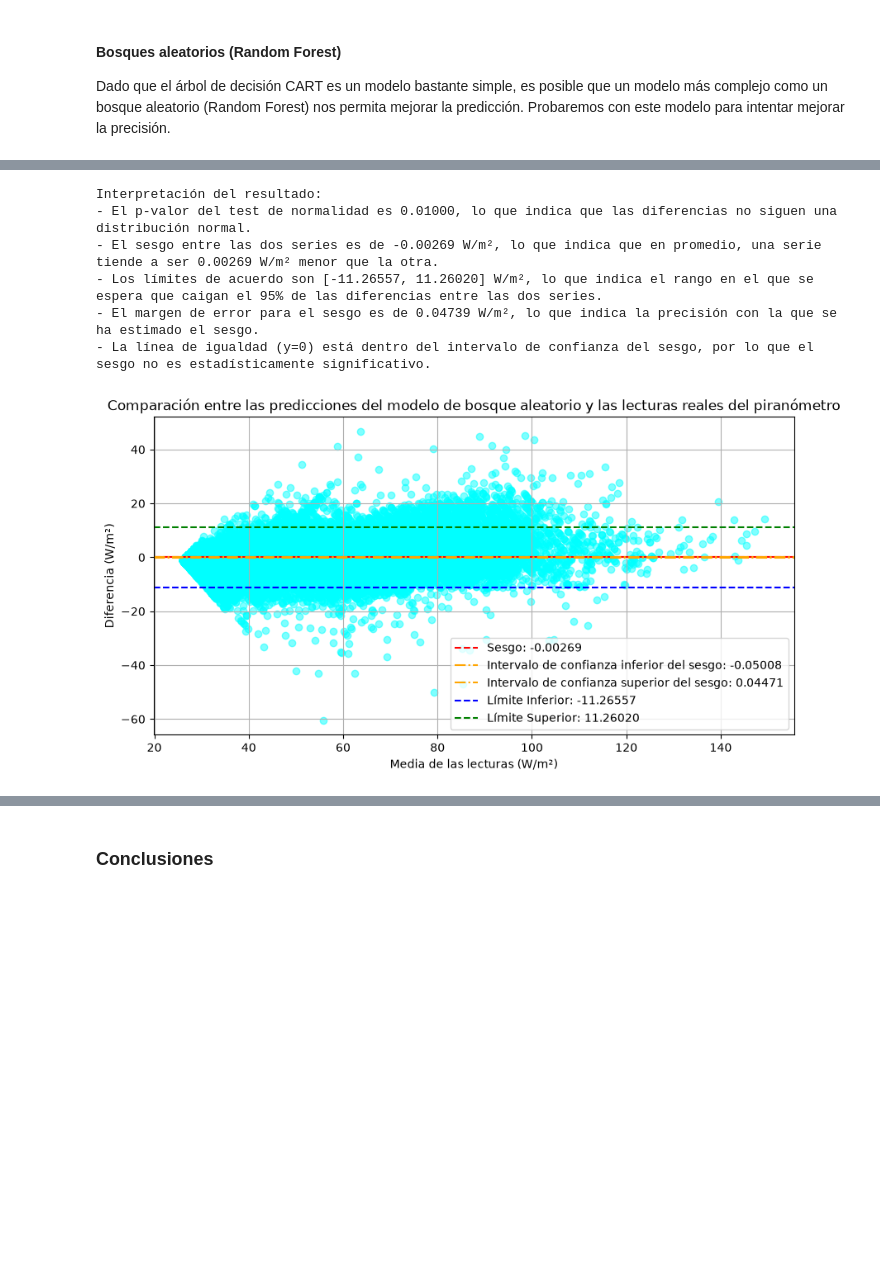
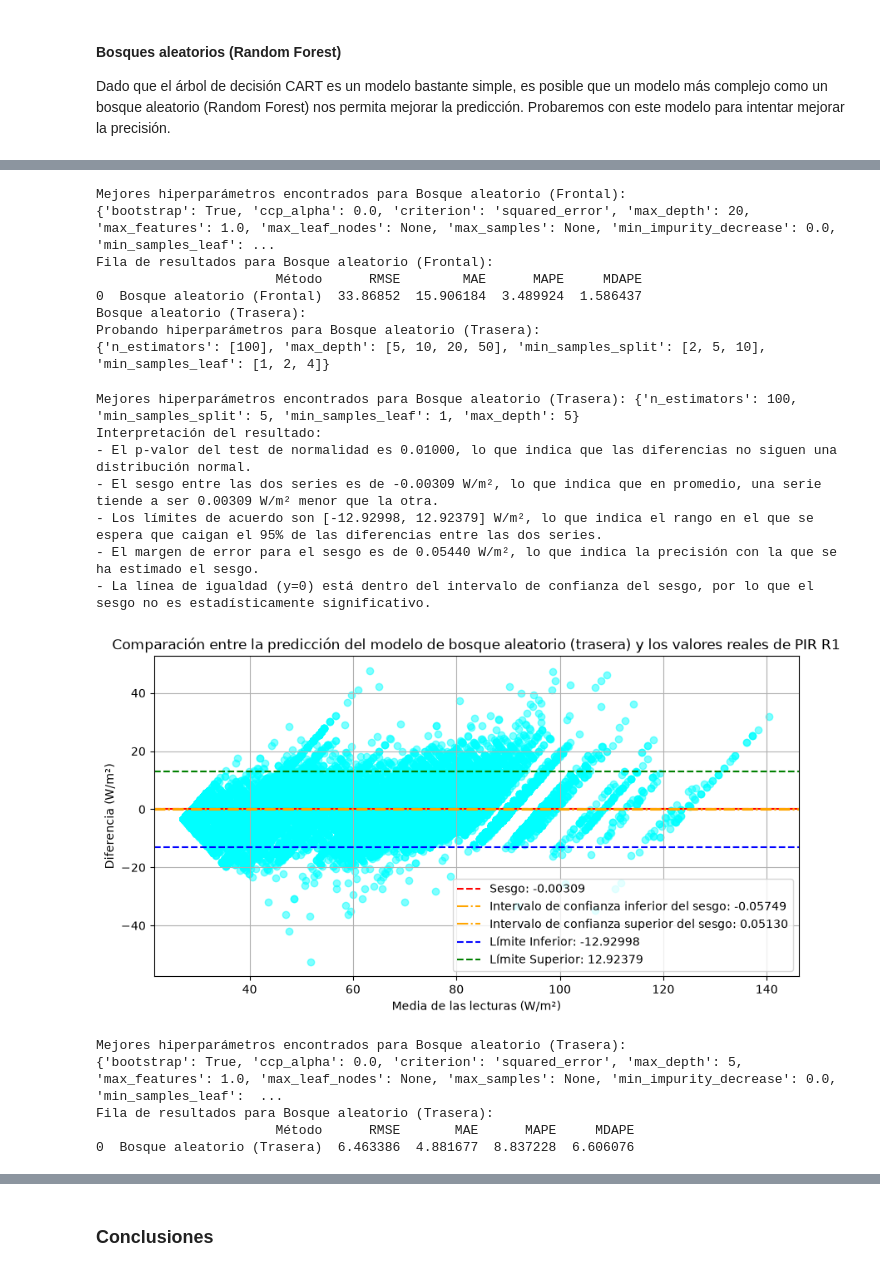
Before and after one commit to jcv00036/extracurriculares_simidat_scripts, a Jupyter notebook: cuadernos/estudio_variables.ipynb, the cells around one changed output, grey strips where cells are left out. Drawn from its saved outputs; the diff is of its cells as text; code cells hidden in the pictures; blank space fills up the shorter version.

```diff
--- a/cuadernos/estudio_variables.ipynb
+++ b/cuadernos/estudio_variables.ipynb
@@ -345,0 +312,12 @@ Interpretación del resultado:
+# %%
+# region Regresión lineal múltiple
+modelo_reg_lin_f = LinearRegression()
+modelo_reg_lin_r = LinearRegression()
+param_grid = {'fit_intercept': [True, False]}
+
+fila_reg_lin_f = realizar_prueba_regresor(modelo_reg_lin_f, df, 'PIR F1', lista_variables_f, param_grid, SEMILLA, 0.3, "Regresión lineal (Frontal)", f"{DIR_SALIDA}resultados_test_reg_lin_f.csv", "W/m²")
+fila_reg_lin_r = realizar_prueba_regresor(modelo_reg_lin_r, df, 'PIR R1', lista_variables_r, param_grid, SEMILLA, 0.3, "Regresión lineal (Trasera)", f"{DIR_SALIDA}resultados_test_reg_lin_r.csv", "W/m²")
+
+filas_f.append(fila_reg_lin_f)
+filas_r.append(fila_reg_lin_r)
+# endregion
@@ -421,25 +430,15 @@ print(tabla_diferencias([fila_cart_f, fila_cart_r]))
 
 Dado que el árbol de decisión CART es un modelo bastante simple, es posible que un modelo más complejo como un bosque aleatorio (Random Forest) nos permita mejorar la predicción. Probaremos con este modelo para intentar mejorar la precisión.
 # %%
-df = dataframe()
+# region random forest
+modelo_rforest_f = RandomForestRegressor(random_state=SEMILLA)
+modelo_rforest_r = RandomForestRegressor(random_state=SEMILLA)
+param_grid = {'n_estimators': [100], 'max_depth': [5, 10, 20, 50], 'min_samples_split': [2, 5, 10], 'min_samples_leaf': [1, 2, 4]}
 
-# Elimino las filas con valores nulos en los piranómetros de grupo y horizontal; y el módulo sensor (grupo 4)
-df = df.dropna(subset=['PIR F1', 'PIR R1', 'PIR F2', 'PIR R2', 'MOD SENSOR G4'], how='any')
+fila_rforest_f = realizar_prueba_regresor(modelo_rforest_f, df, 'PIR F1', lista_variables_f, param_grid, SEMILLA, 0.3, "Bosque aleatorio (Frontal)", f"{DIR_SALIDA}resultados_test_rforest_f.csv", "W/m²")
+fila_rforest_r = realizar_prueba_regresor(modelo_rforest_r, df, 'PIR R1', lista_variables_r, param_grid, SEMILLA, 0.3, "Bosque aleatorio (Trasera)", f"{DIR_SALIDA}resultados_test_rforest_r.csv", "W/m²")
 
-
-regresor = RandomForestRegressor(random_state=SEMILLA)
-param_grid = {'n_estimators': [100], 'max_depth': [5, 10, 20, 50], 'min_samples_split': [2, 5, 10], 'min_samples_leaf': [1, 2, 4]}
-df_test_f, fila_rf_f = probar_regresor(regresor, df, SEMILLA, 'PIR F1', ['PIR F2', 'MOD SENSOR G4'], param_grid, 0.3, "Bosque aleatorio (Frontal)")
-df_test_r, fila_rf_r = probar_regresor(regresor, df, SEMILLA, 'PIR R1', ['PIR R2', 'MOD SENSOR G4'], param_grid, 0.3, "Bosque aleatorio (Trasera)")
-print(fila_rf_f)
-print(fila_rf_r)
-
-resultados_rf_f = bland_altman(df_test_f['PIR F1'], df_test_f['prediccion'], df_test_f)
-resultados_rf_r = bland_altman(df_test_r['PIR R1'], df_test_r['prediccion'], df_test_r)
-
-for res in [resultados_rf_f, resultados_rf_r]:
-    interpretar_bland_altman(res, "W/m²")
-    mostrar_bland_altman(res,
-                         "Comparación entre las predicciones del modelo de bosque aleatorio y las lecturas reales del piranómetro",
-                         "W/m²")
+filas_f.append(fila_rforest_f)
+filas_r.append(fila_rforest_r)
+# endregion
 # %% [output]
@@ -463,7 +456,21 @@ Interpretación del resultado:
-Interpretación del resultado:
-- El p-valor del test de normalidad es 0.01000, lo que indica que las diferencias no siguen una distribución normal.
-- El sesgo entre las dos series es de -0.00269 W/m², lo que indica que en promedio, una serie tiende a ser 0.00269 W/m² menor que la otra.
-- Los límites de acuerdo son [-11.26557, 11.26020] W/m², lo que indica el rango en el que se espera que caigan el 95% de las diferencias entre las dos series.
-- El margen de error para el sesgo es de 0.04739 W/m², lo que indica la precisión con la que se ha estimado el sesgo.
-- La línea de igualdad (y=0) está dentro del intervalo de confianza del sesgo, por lo que el sesgo no es estadísticamente significativo.
+Mejores hiperparámetros encontrados para Bosque aleatorio (Frontal):
+{'bootstrap': True, 'ccp_alpha': 0.0, 'criterion': 'squared_error', 'max_depth': 20, 'max_features': 1.0, 'max_leaf_nodes': None, 'max_samples': None, 'min_impurity_decrease': 0.0, 'min_samples_leaf': ...
+Fila de resultados para Bosque aleatorio (Frontal):
+                       Método      RMSE        MAE      MAPE     MDAPE
+0  Bosque aleatorio (Frontal)  33.86852  15.906184  3.489924  1.586437
+Bosque aleatorio (Trasera):
+Probando hiperparámetros para Bosque aleatorio (Trasera):
+{'n_estimators': [100], 'max_depth': [5, 10, 20, 50], 'min_samples_split': [2, 5, 10], 'min_samples_leaf': [1, 2, 4]}
+Mejores hiperparámetros encontrados para Bosque aleatorio (Trasera): {'n_estimators': 100, 'min_samples_split': 5, 'min_samples_leaf': 1, 'max_depth': 5}
+Interpretación del resultado:
+- El p-valor del test de normalidad es 0.01000, lo que indica que las diferencias no siguen una distribución normal.
+- El sesgo entre las dos series es de -0.00309 W/m², lo que indica que en promedio, una serie tiende a ser 0.00309 W/m² menor que la otra.
+- Los límites de acuerdo son [-12.92998, 12.92379] W/m², lo que indica el rango en el que se espera que caigan el 95% de las diferencias entre las dos series.
+- El margen de error para el sesgo es de 0.05440 W/m², lo que indica la precisión con la que se ha estimado el sesgo.
+- La línea de igualdad (y=0) está dentro del intervalo de confianza del sesgo, por lo que el sesgo no es estadísticamente significativo.
-[figure, old version]
+[figure, new version]
+Mejores hiperparámetros encontrados para Bosque aleatorio (Trasera):
+{'bootstrap': True, 'ccp_alpha': 0.0, 'criterion': 'squared_error', 'max_depth': 5, 'max_features': 1.0, 'max_leaf_nodes': None, 'max_samples': None, 'min_impurity_decrease': 0.0, 'min_samples_leaf':  ...
+Fila de resultados para Bosque aleatorio (Trasera):
+                       Método      RMSE       MAE      MAPE     MDAPE
+0  Bosque aleatorio (Trasera)  6.463386  4.881677  8.837228  6.606076
```
Also changed, not shown: parts of 17 cells of this notebook, 5 other files.
